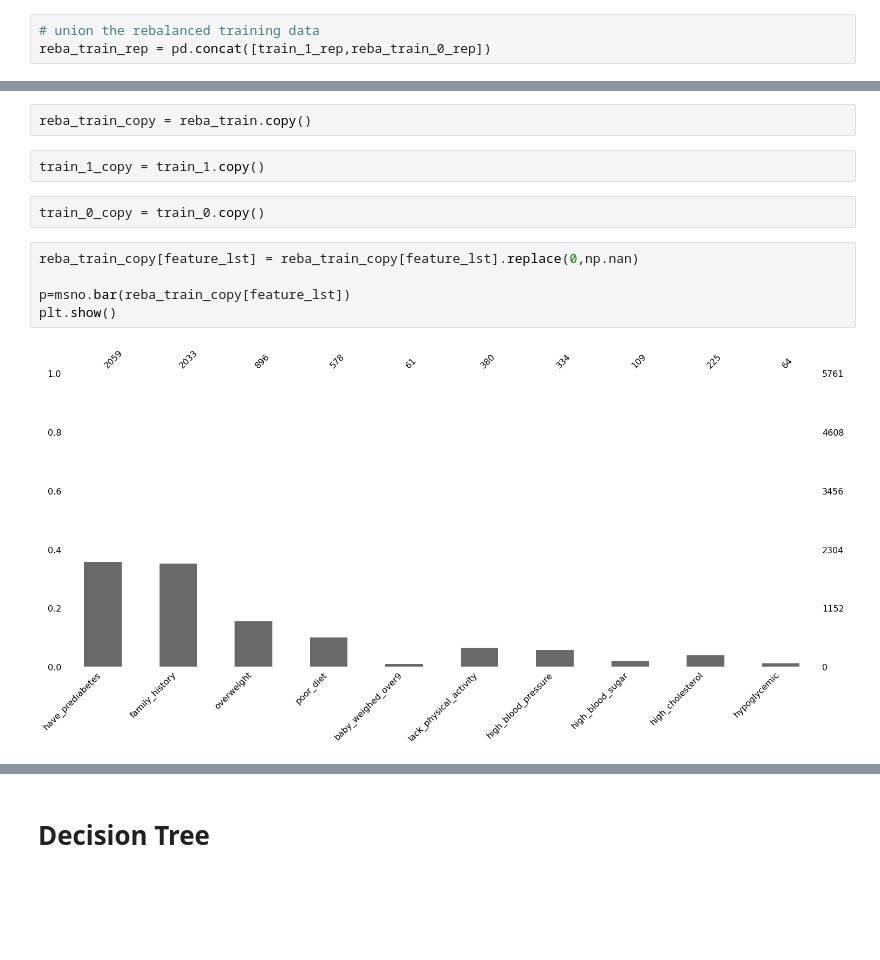
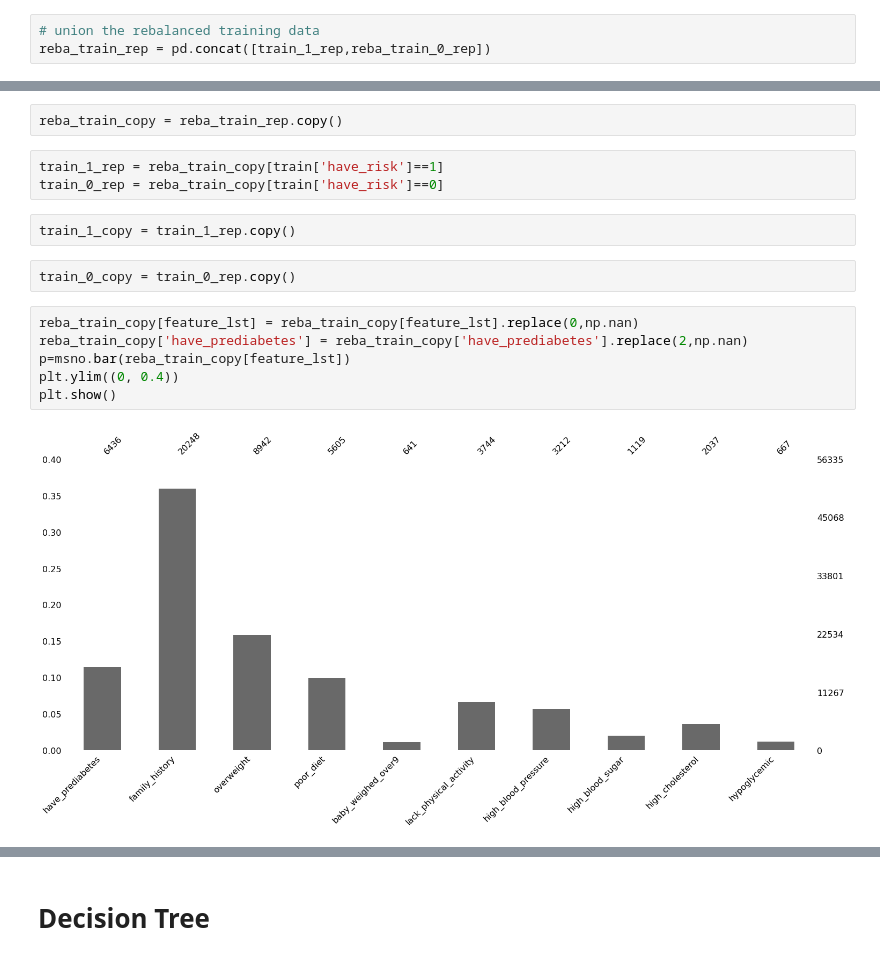
Before and after one commit to Kaiyun-C/backend, a Jupyter notebook: diabetes_model.ipynb, the cells around one changed output, grey strips where cells are left out. Saved outputs shown, nothing was run; the diff lists cells and outputs as text; blank space fills up the shorter version.

```diff
--- a/diabetes_model.ipynb
+++ b/diabetes_model.ipynb
@@ -143,14 +230,18 @@ reba_train_rep['have_risk'].value_counts()
 Name: have_risk, dtype: int64
 # %%
-reba_train_copy = reba_train.copy()
+reba_train_copy = reba_train_rep.copy()
+# %%
+train_1_rep = reba_train_copy[train['have_risk']==1]
+train_0_rep = reba_train_copy[train['have_risk']==0]
 # %%
-train_1_copy = train_1.copy()
+train_1_copy = train_1_rep.copy()
 # %%
-train_0_copy = train_0.copy()
+train_0_copy = train_0_rep.copy()
 # %%
 reba_train_copy[feature_lst] = reba_train_copy[feature_lst].replace(0,np.nan)
-
+reba_train_copy['have_prediabetes'] = reba_train_copy['have_prediabetes'].replace(2,np.nan)
 p=msno.bar(reba_train_copy[feature_lst])
+plt.ylim((0, 0.4))
 plt.show()
 # %% [output]
-[figure, old version]
+[figure, new version]
```
Also changed, not shown: parts of 92 cells of this notebook.
